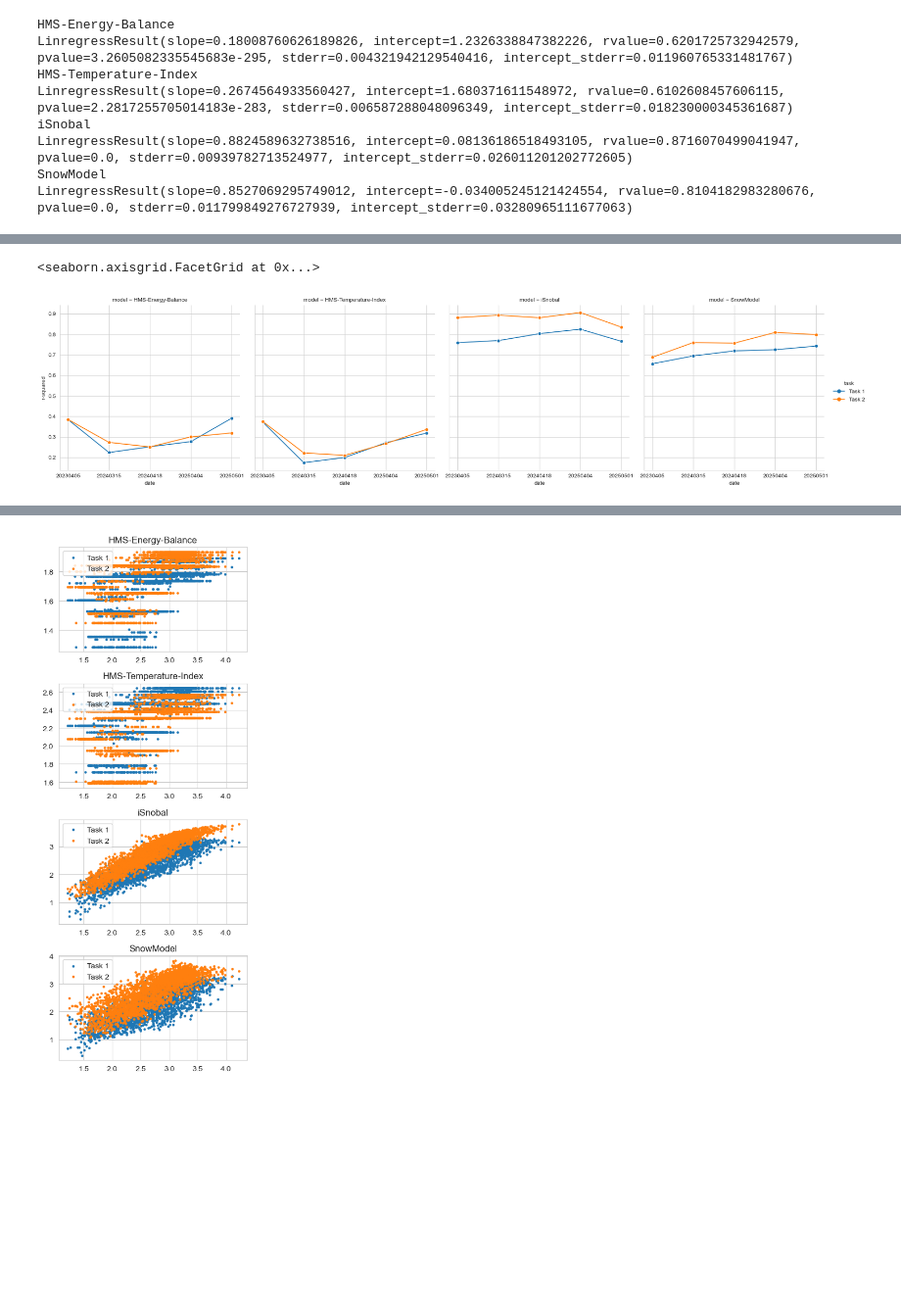
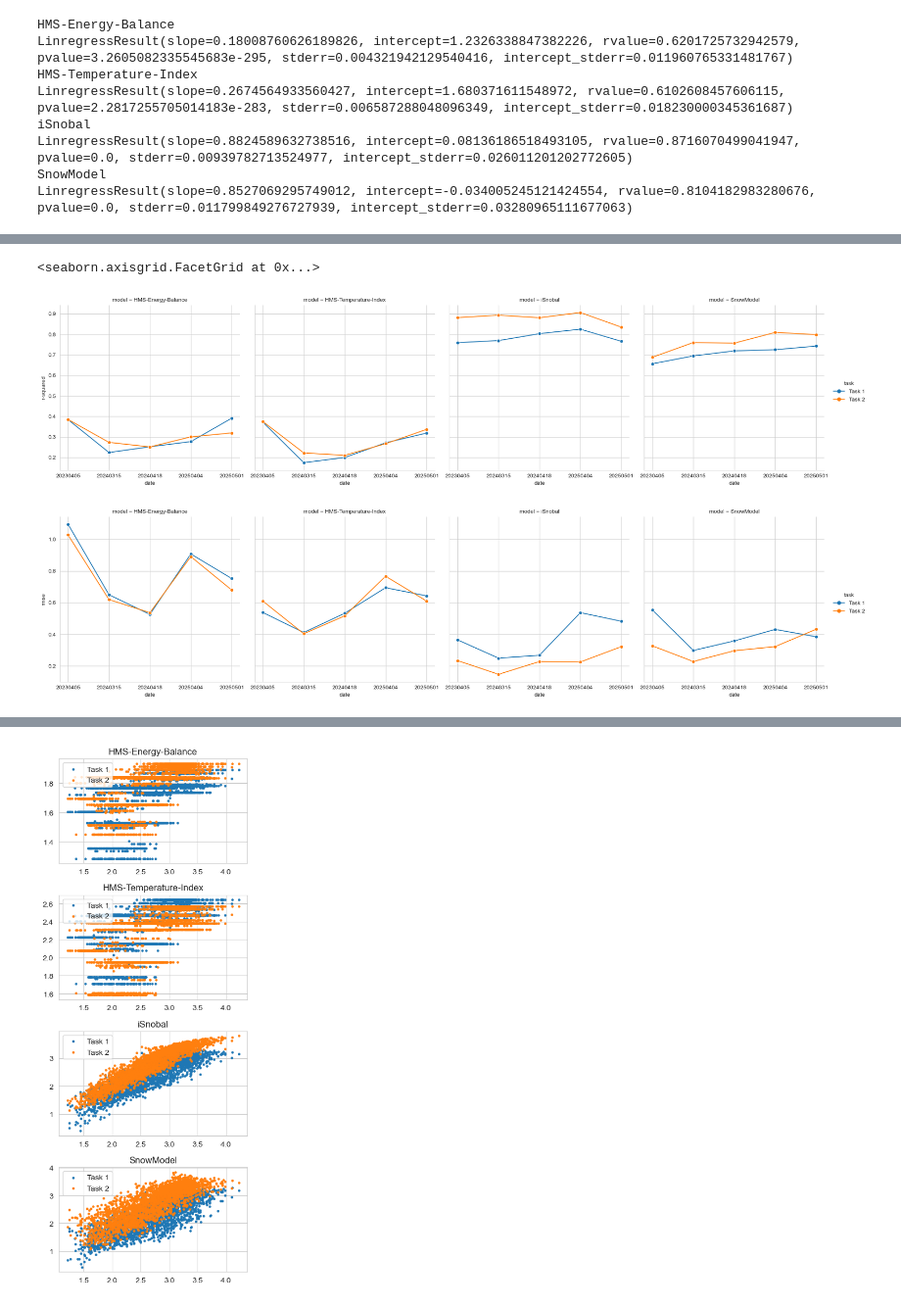
Before and after one commit to naniciafone/SIRO, a Jupyter notebook: notebooks/analysis.ipynb, the cells around one changed output, grey strips where cells are left out. Shown at 98% size. Drawn from its saved outputs; the diff is of its cells as text; code cells hidden in the pictures; blank space fills up the shorter version.

```diff
--- a/notebooks/analysis.ipynb
+++ b/notebooks/analysis.ipynb
@@ -220,17 +222,29 @@ for key in task1.keys():
 # %%
 sns.relplot(
     data=df,
     x='date',
     y='r-squared',
     hue='task',
     col='model',
     kind='line',
     marker='o',
     col_wrap=4
 )
+
+sns.relplot(
+    data=df,
+    x='date',
+    y='rmse',
+    hue='task',
+    col='model',
+    kind='line',
+    marker='o',
+    col_wrap=4
+)
 # %% [output]
 <seaborn.axisgrid.FacetGrid at 0x...>
 [figure]
+[figure, added]
 # %%
 fig, axs = plt.subplots(nrows=1, ncols=4, figsize=(16, 4), sharey=True)
 
```
Also changed, not shown: parts of 16 cells of this notebook, 1 other file.
